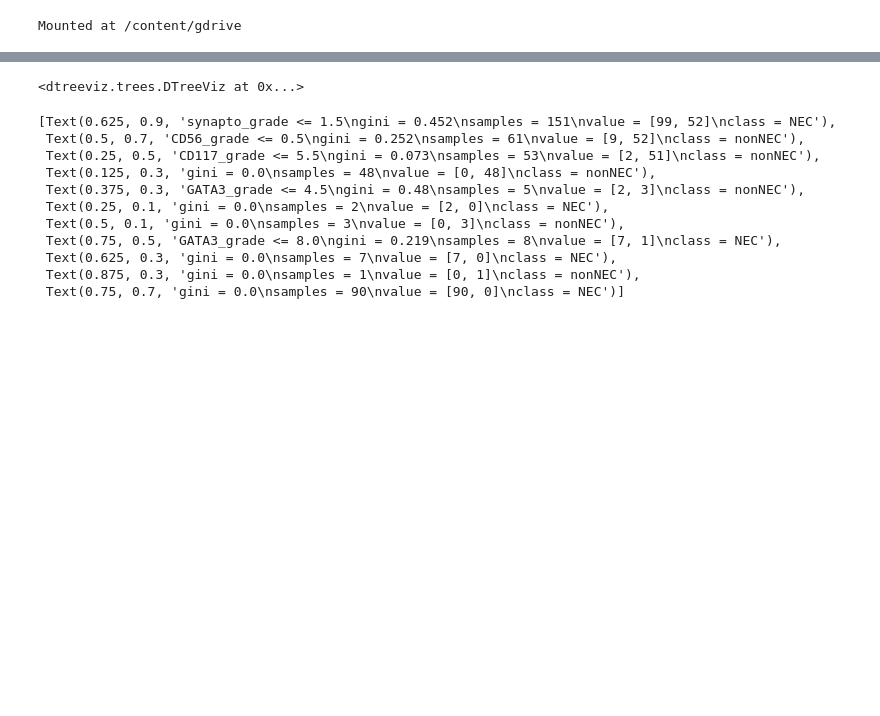
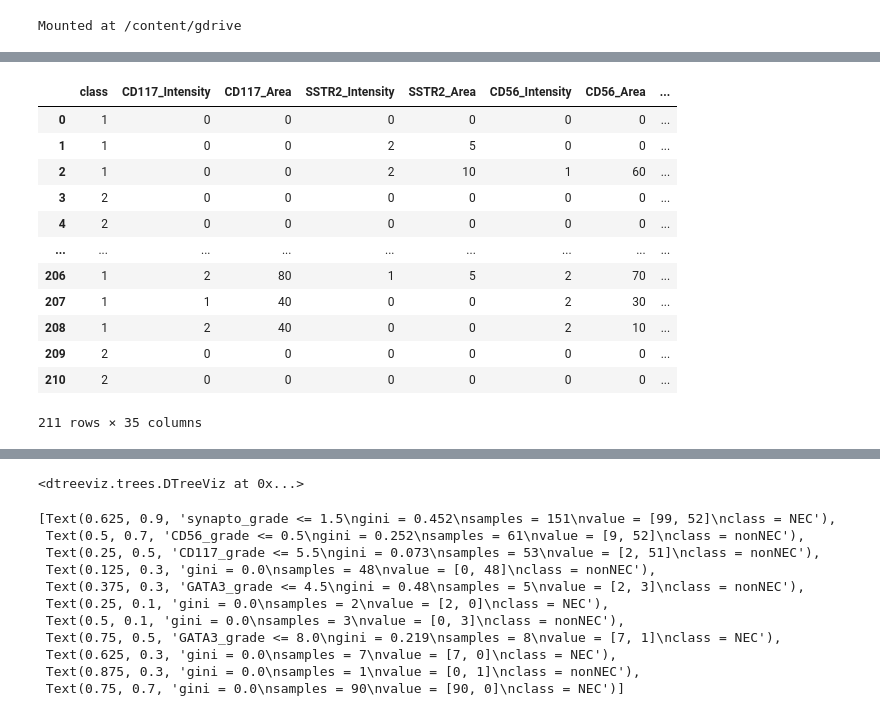
Before and after one commit to gowun/bio, a Jupyter notebook: final_editby_gowunjeong.ipynb, the cells around one changed output, grey strips where cells are left out. Drawn from its saved outputs; the diff is of its cells as text; code cells hidden in the pictures; blank space fills up the shorter version.

```diff
--- a/final_editby_gowunjeong.ipynb
+++ b/final_editby_gowunjeong.ipynb
@@ -82,2 +128,18 @@ CK20_grade        int64
 dtype: object
+# %%
+df
+# %% [output]
+|  | class | CD117_Intensity | CD117_Area | SSTR2_Intensity | SSTR2_Area | CD56_Intensity | CD56_Area | ... |
+| 0 | 1 | 0 | 0 | 0 | 0 | 0 | 0 | ... |
+| 1 | 1 | 0 | 0 | 2 | 5 | 0 | 0 | ... |
+| 2 | 1 | 0 | 0 | 2 | 10 | 1 | 60 | ... |
+| 3 | 2 | 0 | 0 | 0 | 0 | 0 | 0 | ... |
+| 4 | 2 | 0 | 0 | 0 | 0 | 0 | 0 | ... |
+| ... | ... | ... | ... | ... | ... | ... | ... | ... |
+| 206 | 1 | 2 | 80 | 1 | 5 | 2 | 70 | ... |
+| 207 | 1 | 1 | 40 | 0 | 0 | 2 | 30 | ... |
+| 208 | 1 | 2 | 40 | 0 | 0 | 2 | 10 | ... |
+| 209 | 2 | 0 | 0 | 0 | 0 | 0 | 0 | ... |
+| 210 | 2 | 0 | 0 | 0 | 0 | 0 | 0 | ... |
+211 rows × 35 columns
 # %%
```
Also changed, not shown: parts of 12 cells of this notebook.
